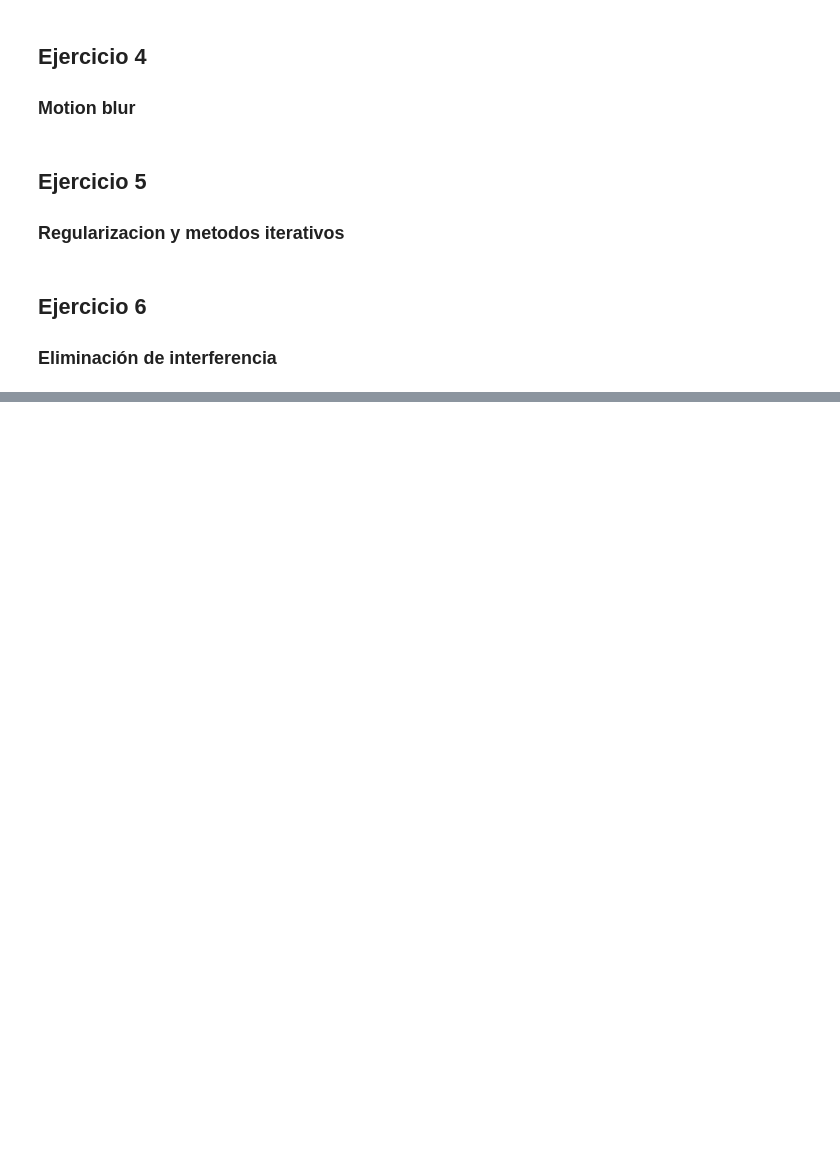
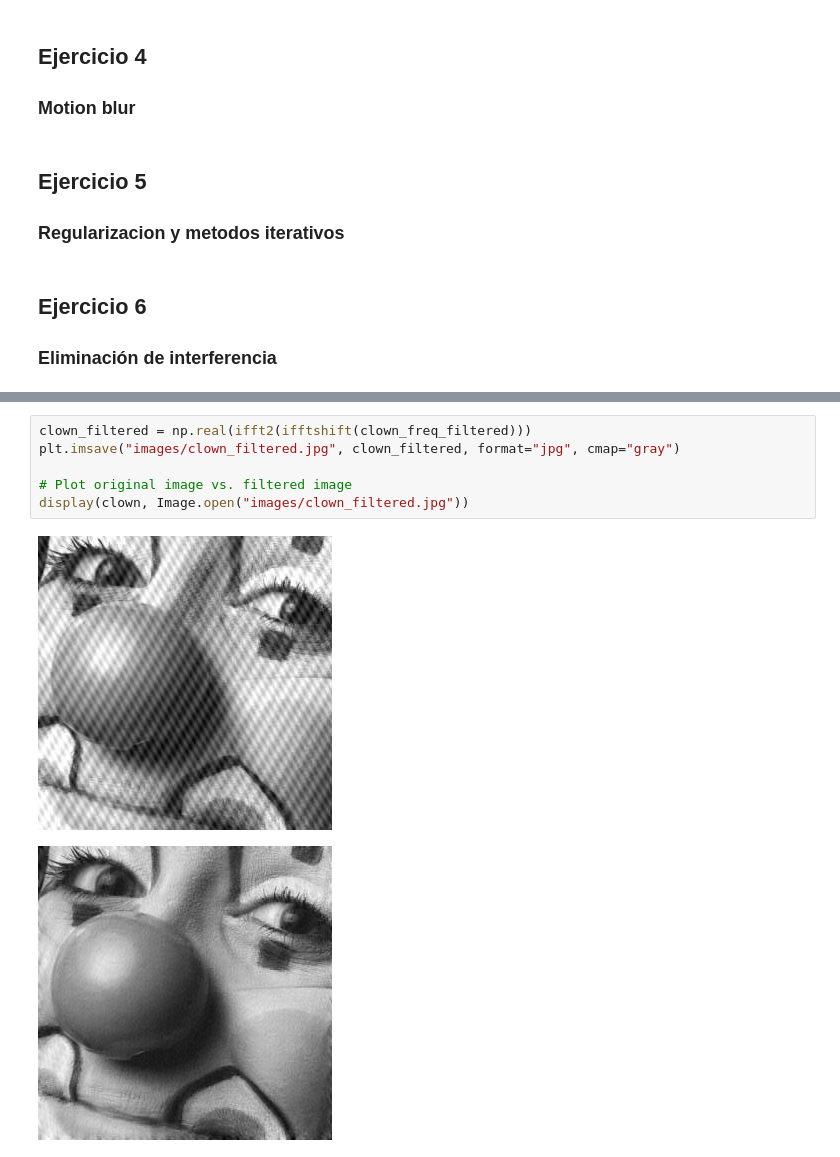
Before and after one commit to pabgonzalez/Digital-Image-Processing, a Jupyter notebook: TP5 - Restauracion de Imagenes/TP5.ipynb, the cells around one changed output, grey strips where cells are left out. Drawn from its saved outputs; the diff is of its cells as text; blank space fills up the shorter version.

```diff
--- a/TP5 - Restauracion de Imagenes/TP5.ipynb
+++ b/TP5 - Restauracion de Imagenes/TP5.ipynb
@@ -27,0 +90,9 @@ from matplotlib import pyplot as plt
+# %%
+clown_filtered = np.real(ifft2(ifftshift(clown_freq_filtered)))
+plt.imsave("images/clown_filtered.jpg", clown_filtered, format="jpg", cmap="gray")
+
+# Plot original image vs. filtered image
+display(clown, Image.open("images/clown_filtered.jpg"))
+# %% [output]
+[figure, added]
+[figure, added]
```
Also changed, not shown: parts of 5 cells of this notebook, 1 other file.
